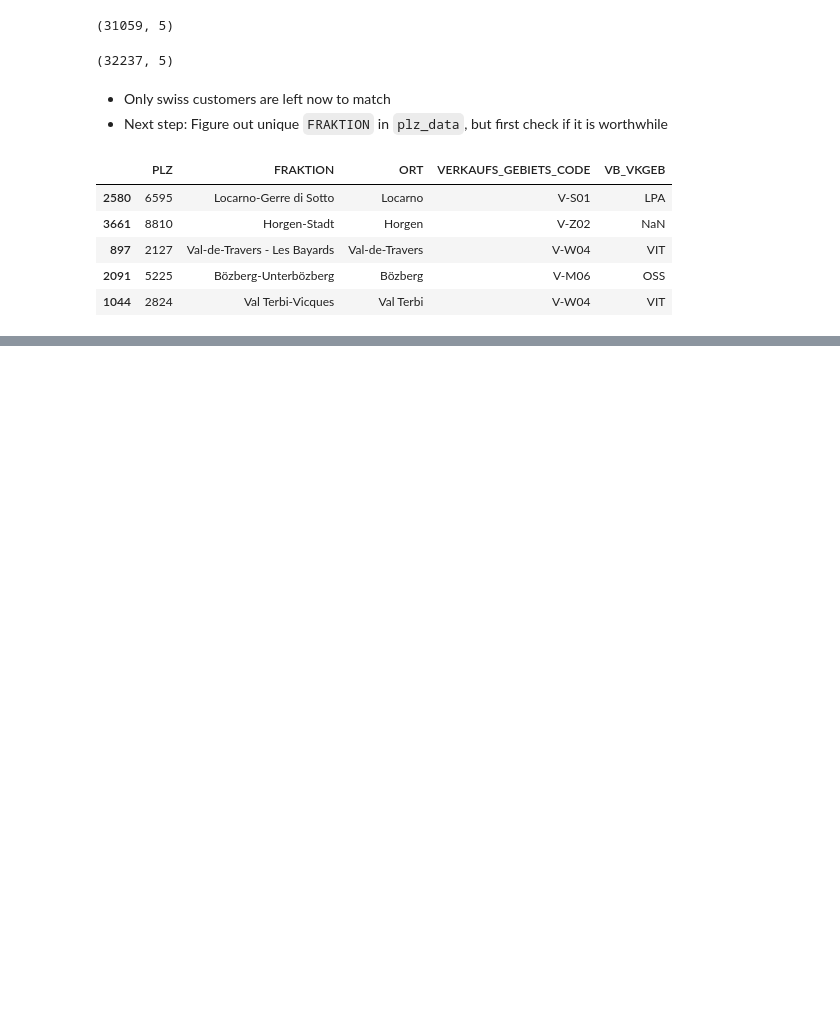
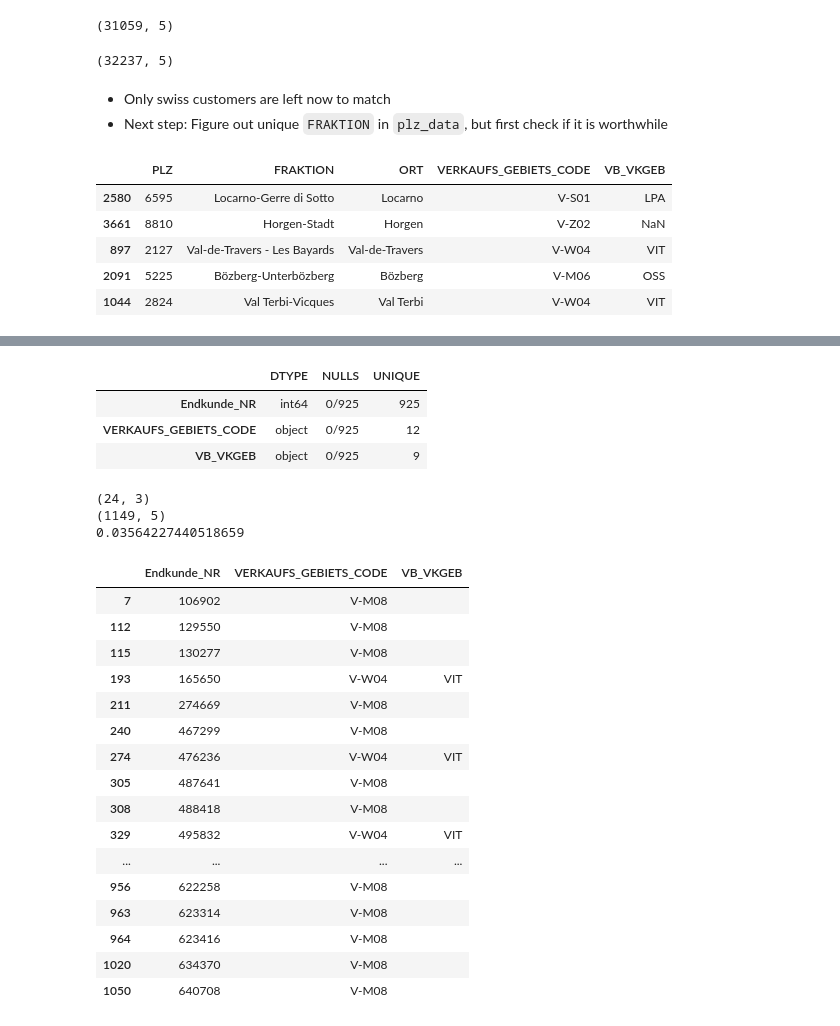
Before and after one commit to apgsga-stc/PredictiveAnalyticsPython, a Jupyter notebook: vkprog_analyse/scribbles.ipynb, the cells around one changed output, grey strips where cells are left out. Saved outputs shown, nothing was run; the diff lists cells and outputs as text; code cells hidden in the pictures; blank space fills up the shorter version.

Commit message:
End of day: Endkunde2Verkausgebiet Matching, 98% success

```diff
--- a/vkprog_analyse/scribbles.ipynb
+++ b/vkprog_analyse/scribbles.ipynb
@@ -247,3 +297,6 @@ len(row_select)
+# %%
+cust_matched_ort = cust_container_ort.loc[~row_select,"""Endkunde_NR VERKAUFS_GEBIETS_CODE VB_VKGEB""".split()]
+cust_unmatched   = cust_container_ort.loc[row_select,"""Endkunde_NR PLZ GEMEINDE KANTON EK_Land""".split()]
 # %%
 cust_unmatched.shape
 # %% [output]
@@ -254,0 +312,8 @@ IndexingError: Unalignable boolean Series provided as indexer (index of the bool
+# %%
+fraktion_cnt = (plz_data.groupby("FRAKTION")
+                        .agg({"VERKAUFS_GEBIETS_CODE": "count"}) # no missing values!
+                        .reset_index()
+                        .rename(columns={"VERKAUFS_GEBIETS_CODE": "CNT"}))
+# %%
+def collect(s, sep=","):
+        return sep.join(map(str, s[s.notna()].unique()))
@@ -254,0 +630,65 @@ IndexingError: Unalignable boolean Series provided as indexer (index of the bool
+# %%
+desc_col(cust_matched_4nique_plz)
+# %% [output]
+|  | DTYPE | NULLS | UNIQUE |
+| Endkunde_NR | int64 | 0/925 | 925 |
+| VERKAUFS_GEBIETS_CODE | object | 0/925 | 12 |
+| VB_VKGEB | object | 0/925 | 9 |
+# %%
+plz_4nique_ort = (pd.merge(plz_data,
+                                ort_cnt,
+                                left_on="ORT",
+                                right_on="ORT",
+                                how="left"
+                               )
+                         .query("CNT == 4") # only 2nique ones
+                         .groupby("ORT")
+                         .agg(
+                             {"VERKAUFS_GEBIETS_CODE": collect,
+                              "VB_VKGEB": collect,
+                             }
+                         )
+                         .reset_index()
+                      )
+
+cust_container_4nique_ort = (pd.merge(cust_unmatched,
+                                  plz_4nique_ort.loc[:,"""ORT VERKAUFS_GEBIETS_CODE  VB_VKGEB""".split()],
+                                  left_on="GEMEINDE",
+                                  right_on="ORT",
+                                  how="left"
+                                 )
+                         )
+
+row_select = cust_container_4nique_ort.loc[:,"VERKAUFS_GEBIETS_CODE"].isna()
+
+cust_matched_4nique_ort = cust_container_4nique_ort.loc[~row_select,"""Endkunde_NR VERKAUFS_GEBIETS_CODE VB_VKGEB""".split()]
+
+cust_unmatched        = cust_container_4nique_ort.loc[row_select,"""Endkunde_NR PLZ GEMEINDE KANTON EK_Land""".split()]
+# %%
+print(cust_matched_4nique_ort.shape)
+print(cust_unmatched.shape)
+print(cust_unmatched.shape[0] / cust_current.shape[0])
+# %% [output]
+(24, 3)
+(1149, 5)
+0.03564227440518659
+# %%
+cust_matched_4nique_ort
+# %% [output]
+|  | Endkunde_NR | VERKAUFS_GEBIETS_CODE | VB_VKGEB |
+| 7 | 106902 | V-M08 |  |
+| 112 | 129550 | V-M08 |  |
+| 115 | 130277 | V-M08 |  |
+| 193 | 165650 | V-W04 | VIT |
+| 211 | 274669 | V-M08 |  |
+| 240 | 467299 | V-M08 |  |
+| 274 | 476236 | V-W04 | VIT |
+| 305 | 487641 | V-M08 |  |
+| 308 | 488418 | V-M08 |  |
+| 329 | 495832 | V-W04 | VIT |
+| ... | ... | ... | ... |
+| 956 | 622258 | V-M08 |  |
+| 963 | 623314 | V-M08 |  |
+| 964 | 623416 | V-M08 |  |
+| 1020 | 634370 | V-M08 |  |
+| 1050 | 640708 | V-M08 |  |
```
Also changed, not shown: parts of 48 cells of this notebook.
